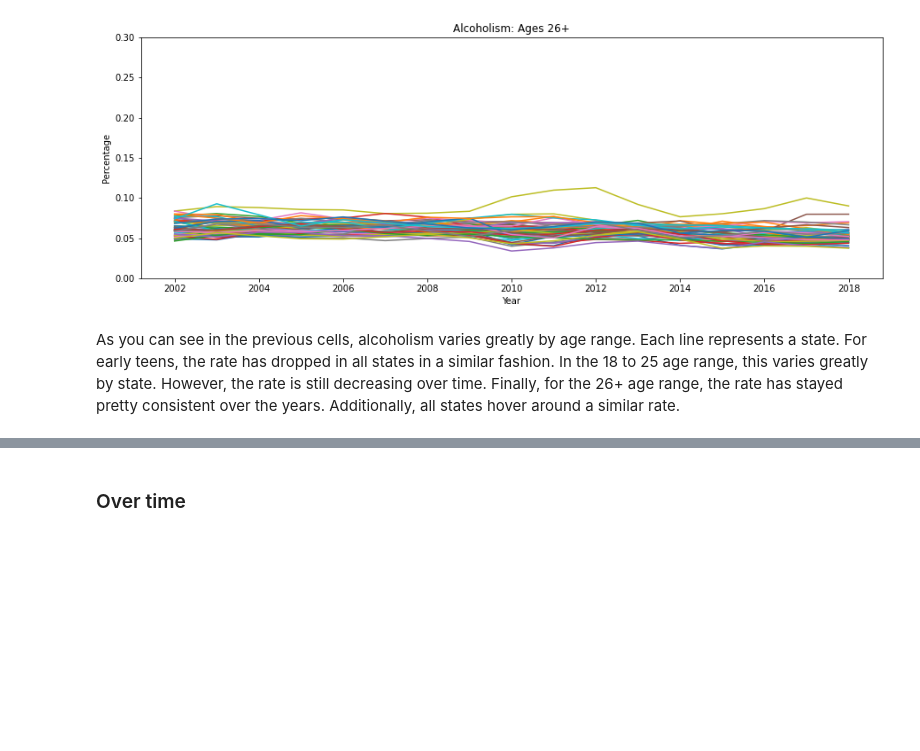
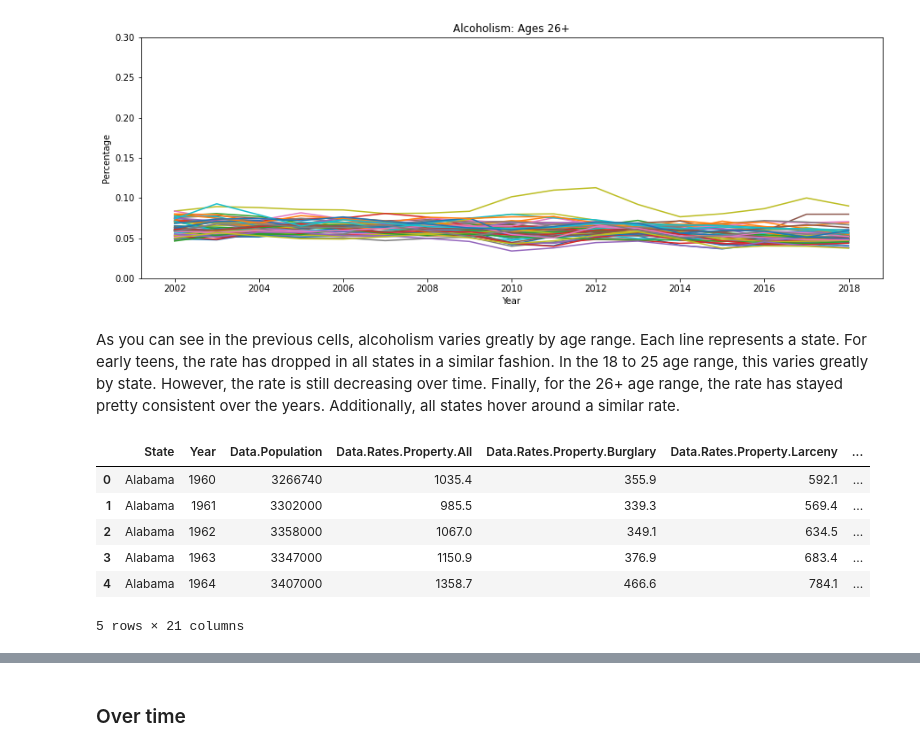
Before and after one commit to jlicht27/jlicht27.github.io, a Jupyter notebook: drugs.ipynb, the cells around one changed output, grey strips where cells are left out. Saved outputs shown, nothing was run; the diff lists cells and outputs as text; code cells hidden in the pictures; blank space fills up the shorter version.

```diff
--- a/drugs.ipynb
+++ b/drugs.ipynb
@@ -120,3 +122,14 @@ alcohol_pct.set_index("Year").groupby("State")["Rates.Alcohol.Use Disorder Past
 [figure]
 # %% [markdown]
 As you can see in the previous cells, alcoholism varies greatly by age range. Each line represents a state. For early teens, the rate has dropped in all states in a similar fashion. In the 18 to 25 age range, this varies greatly by state. However, the rate is still decreasing over time. Finally, for the 26+ age range, the rate has stayed pretty consistent over the years. Additionally, all states hover around a similar rate.
+# %%
+crimes.head()
+#sat.head()
+# %% [output]
+|  | State | Year | Data.Population | Data.Rates.Property.All | Data.Rates.Property.Burglary | Data.Rates.Property.Larceny | ... |
+| 0 | Alabama | 1960 | 3266740 | 1035.4 | 355.9 | 592.1 | ... |
+| 1 | Alabama | 1961 | 3302000 | 985.5 | 339.3 | 569.4 | ... |
+| 2 | Alabama | 1962 | 3358000 | 1067.0 | 349.1 | 634.5 | ... |
+| 3 | Alabama | 1963 | 3347000 | 1150.9 | 376.9 | 683.4 | ... |
+| 4 | Alabama | 1964 | 3407000 | 1358.7 | 466.6 | 784.1 | ... |
+5 rows × 21 columns
```
Also changed, not shown: parts of 5 cells of this notebook.
